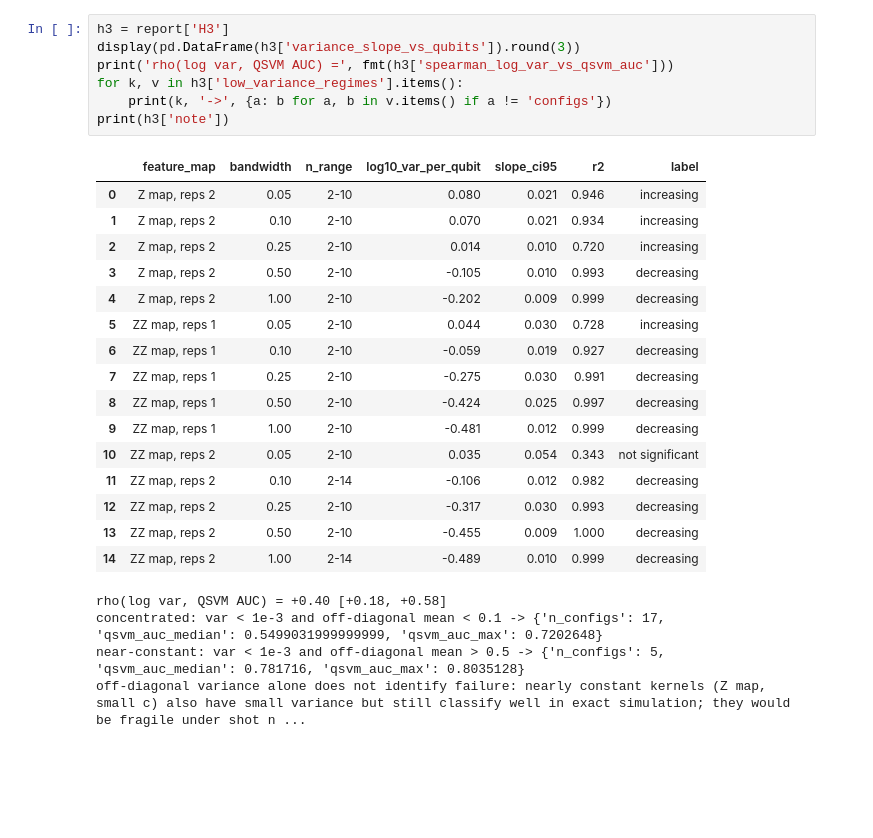
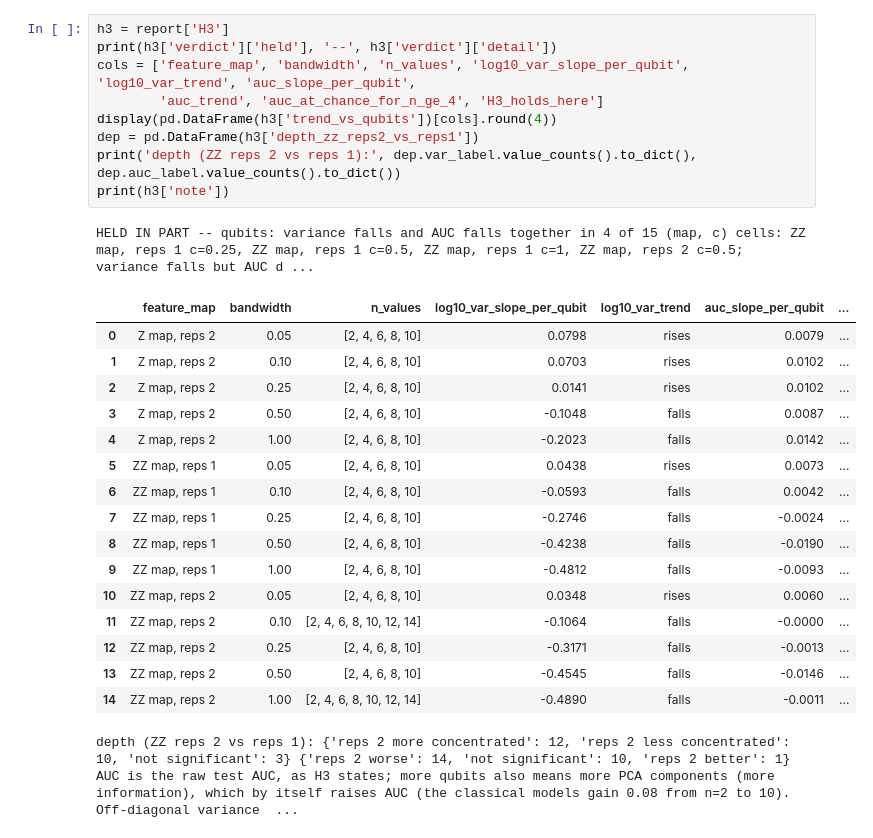
Before and after one commit to Devkeerthi-code/qkernel-hep, a Jupyter notebook: notebooks/02_analysis.ipynb, the cells around one changed output. Saved outputs shown, nothing was run; the diff lists cells and outputs as text; blank space fills up the shorter version.

```diff
--- a/notebooks/02_analysis.ipynb
+++ b/notebooks/02_analysis.ipynb
@@ -138,32 +147,33 @@ s = alpha^T K alpha / N equals Huang et al.'s s_K(N)/N, so their bound ~ sqrt(s)
 ![Fig. 3](../results/figures/fig3_concentration_vs_qubits.png)
 
 ![Fig. 5](../results/figures/fig5_kernel_heatmaps.png)
-# %%
-h3 = report['H3']
-display(pd.DataFrame(h3['variance_slope_vs_qubits']).round(3))
-print('rho(log var, QSVM AUC) =', fmt(h3['spearman_log_var_vs_qsvm_auc']))
-for k, v in h3['low_variance_regimes'].items():
-    print(k, '->', {a: b for a, b in v.items() if a != 'configs'})
-print(h3['note'])
-# %% [output]
-|  | feature_map | bandwidth | n_range | log10_var_per_qubit | slope_ci95 | r2 | label |
-| 0 | Z map, reps 2 | 0.05 | 2-10 | 0.080 | 0.021 | 0.946 | increasing |
-| 1 | Z map, reps 2 | 0.10 | 2-10 | 0.070 | 0.021 | 0.934 | increasing |
-| 2 | Z map, reps 2 | 0.25 | 2-10 | 0.014 | 0.010 | 0.720 | increasing |
-| 3 | Z map, reps 2 | 0.50 | 2-10 | -0.105 | 0.010 | 0.993 | decreasing |
-| 4 | Z map, reps 2 | 1.00 | 2-10 | -0.202 | 0.009 | 0.999 | decreasing |
-| 5 | ZZ map, reps 1 | 0.05 | 2-10 | 0.044 | 0.030 | 0.728 | increasing |
-| 6 | ZZ map, reps 1 | 0.10 | 2-10 | -0.059 | 0.019 | 0.927 | decreasing |
-| 7 | ZZ map, reps 1 | 0.25 | 2-10 | -0.275 | 0.030 | 0.991 | decreasing |
-| 8 | ZZ map, reps 1 | 0.50 | 2-10 | -0.424 | 0.025 | 0.997 | decreasing |
-| 9 | ZZ map, reps 1 | 1.00 | 2-10 | -0.481 | 0.012 | 0.999 | decreasing |
-| 10 | ZZ map, reps 2 | 0.05 | 2-10 | 0.035 | 0.054 | 0.343 | not significant |
-| 11 | ZZ map, reps 2 | 0.10 | 2-14 | -0.106 | 0.012 | 0.982 | decreasing |
-| 12 | ZZ map, reps 2 | 0.25 | 2-10 | -0.317 | 0.030 | 0.993 | decreasing |
-| 13 | ZZ map, reps 2 | 0.50 | 2-10 | -0.455 | 0.009 | 1.000 | decreasing |
-| 14 | ZZ map, reps 2 | 1.00 | 2-14 | -0.489 | 0.010 | 0.999 | decreasing |
-rho(log var, QSVM AUC) = +0.40 [+0.18, +0.58]
-concentrated: var < 1e-3 and off-diagonal mean < 0.1 -> {'n_configs': 17, 'qsvm_auc_median': 0.5499031999999999, 'qsvm_auc_max': 0.7202648}
-near-constant: var < 1e-3 and off-diagonal mean > 0.5 -> {'n_configs': 5, 'qsvm_auc_median': 0.781716, 'qsvm_auc_max': 0.8035128}
-off-diagonal variance alone does not identify failure: nearly constant kernels (Z map, small c) also have small variance but still classify well in exact simulation; they would be fragile under shot n ...
+# %%
+h3 = report['H3']
+print(h3['verdict']['held'], '--', h3['verdict']['detail'])
+cols = ['feature_map', 'bandwidth', 'n_values', 'log10_var_slope_per_qubit', 'log10_var_trend', 'auc_slope_per_qubit',
+        'auc_trend', 'auc_at_chance_for_n_ge_4', 'H3_holds_here']
+display(pd.DataFrame(h3['trend_vs_qubits'])[cols].round(4))
+dep = pd.DataFrame(h3['depth_zz_reps2_vs_reps1'])
+print('depth (ZZ reps 2 vs reps 1):', dep.var_label.value_counts().to_dict(), dep.auc_label.value_counts().to_dict())
+print(h3['note'])
+# %% [output]
+HELD IN PART -- qubits: variance falls and AUC falls together in 4 of 15 (map, c) cells: ZZ map, reps 1 c=0.25, ZZ map, reps 1 c=0.5, ZZ map, reps 1 c=1, ZZ map, reps 2 c=0.5; variance falls but AUC d ...
+|  | feature_map | bandwidth | n_values | log10_var_slope_per_qubit | log10_var_trend | auc_slope_per_qubit | ... |
+| 0 | Z map, reps 2 | 0.05 | [2, 4, 6, 8, 10] | 0.0798 | rises | 0.0079 | ... |
+| 1 | Z map, reps 2 | 0.10 | [2, 4, 6, 8, 10] | 0.0703 | rises | 0.0102 | ... |
+| 2 | Z map, reps 2 | 0.25 | [2, 4, 6, 8, 10] | 0.0141 | rises | 0.0102 | ... |
+| 3 | Z map, reps 2 | 0.50 | [2, 4, 6, 8, 10] | -0.1048 | falls | 0.0087 | ... |
+| 4 | Z map, reps 2 | 1.00 | [2, 4, 6, 8, 10] | -0.2023 | falls | 0.0142 | ... |
+| 5 | ZZ map, reps 1 | 0.05 | [2, 4, 6, 8, 10] | 0.0438 | rises | 0.0073 | ... |
+| 6 | ZZ map, reps 1 | 0.10 | [2, 4, 6, 8, 10] | -0.0593 | falls | 0.0042 | ... |
+| 7 | ZZ map, reps 1 | 0.25 | [2, 4, 6, 8, 10] | -0.2746 | falls | -0.0024 | ... |
+| 8 | ZZ map, reps 1 | 0.50 | [2, 4, 6, 8, 10] | -0.4238 | falls | -0.0190 | ... |
+| 9 | ZZ map, reps 1 | 1.00 | [2, 4, 6, 8, 10] | -0.4812 | falls | -0.0093 | ... |
+| 10 | ZZ map, reps 2 | 0.05 | [2, 4, 6, 8, 10] | 0.0348 | rises | 0.0060 | ... |
+| 11 | ZZ map, reps 2 | 0.10 | [2, 4, 6, 8, 10, 12, 14] | -0.1064 | falls | -0.0000 | ... |
+| 12 | ZZ map, reps 2 | 0.25 | [2, 4, 6, 8, 10] | -0.3171 | falls | -0.0013 | ... |
+| 13 | ZZ map, reps 2 | 0.50 | [2, 4, 6, 8, 10] | -0.4545 | falls | -0.0146 | ... |
+| 14 | ZZ map, reps 2 | 1.00 | [2, 4, 6, 8, 10, 12, 14] | -0.4890 | falls | -0.0011 | ... |
+depth (ZZ reps 2 vs reps 1): {'reps 2 more concentrated': 12, 'reps 2 less concentrated': 10, 'not significant': 3} {'reps 2 worse': 14, 'not significant': 10, 'reps 2 better': 1}
+AUC is the raw test AUC, as H3 states; more qubits also means more PCA components (more information), which by itself raises AUC (the classical models gain 0.08 from n=2 to 10). Off-diagonal variance  ...
 # %% [markdown]
```
Also changed, not shown: parts of 17 cells of this notebook, 19 other files.
